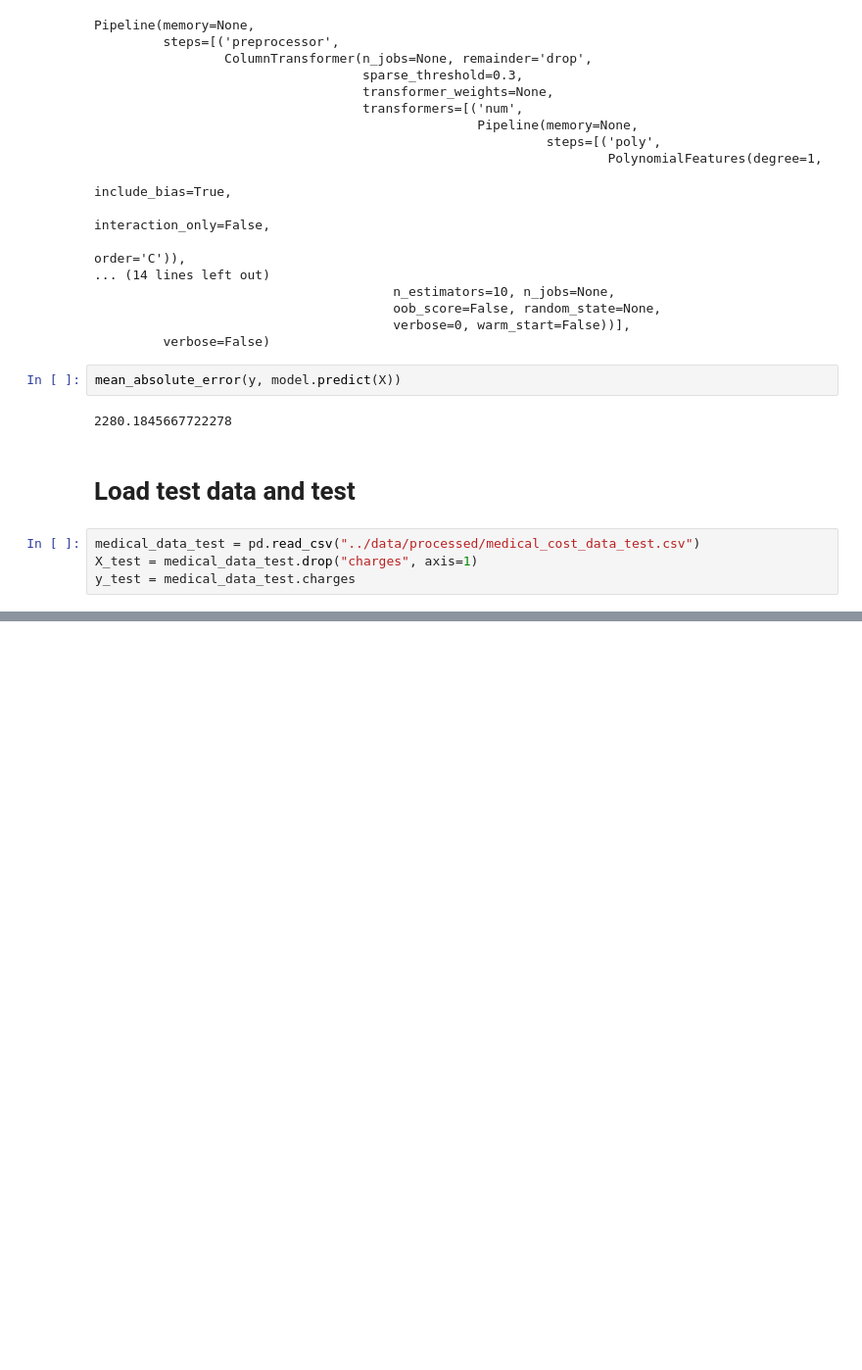
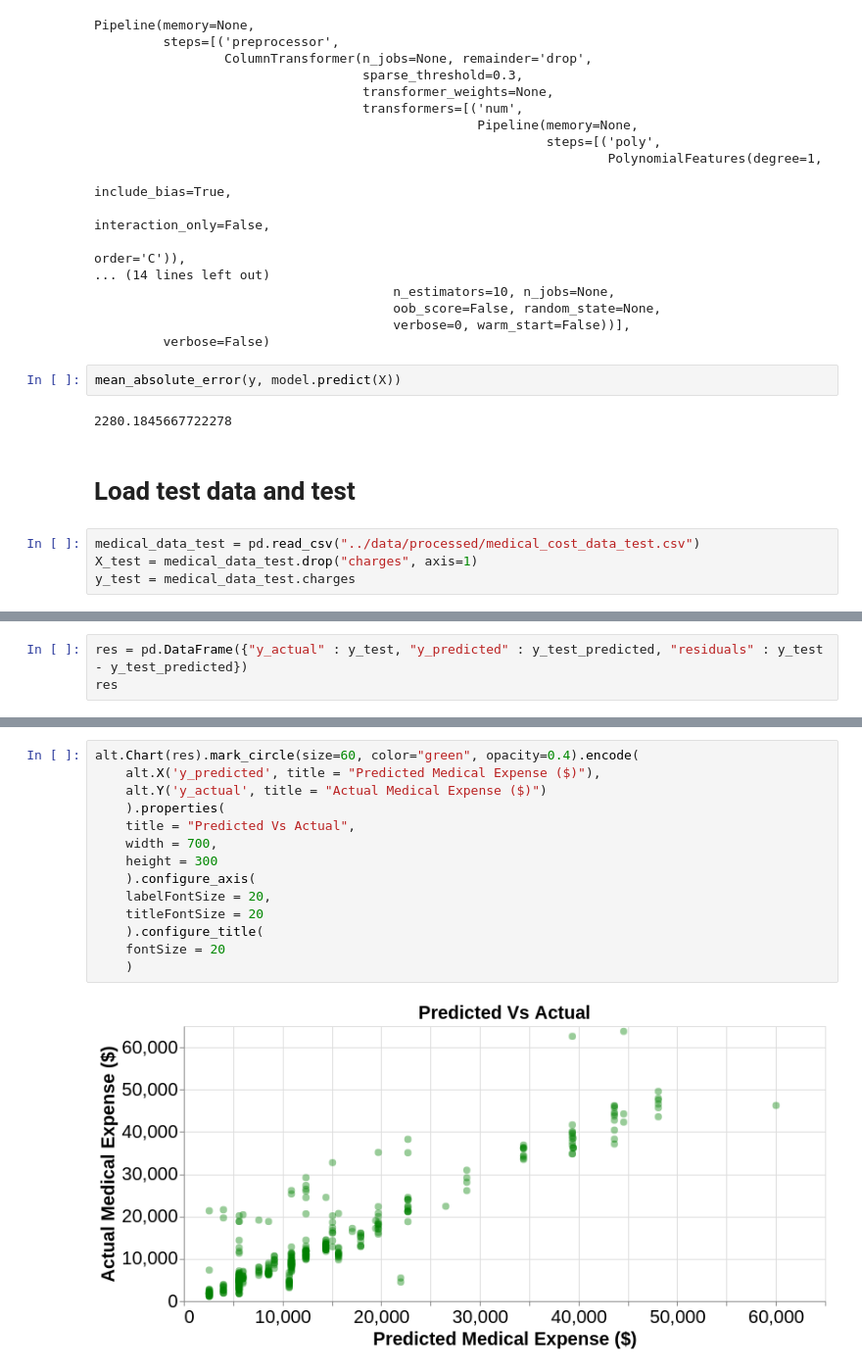
Before and after one commit to sirine-chahma/DSCI_522_group_401, a Jupyter notebook: notebooks/medical_cost_prediction.ipynb, the cells around one changed output, grey strips where cells are left out. Shown: that part at 98% size. Drawn from its saved outputs; the diff is of its cells as text; blank space fills up the shorter version.

```diff
--- a/notebooks/medical_cost_prediction.ipynb
+++ b/notebooks/medical_cost_prediction.ipynb
@@ -275,0 +295,3 @@ mean_absolute_error(y_test, model.predict(X_test))
+# %%
+res = pd.DataFrame({"y_actual" : y_test, "y_predicted" : y_test_predicted, "residuals" : y_test - y_test_predicted})
+res
@@ -275,0 +312,16 @@ mean_absolute_error(y_test, model.predict(X_test))
+# %%
+alt.Chart(res).mark_circle(size=60, color="green", opacity=0.4).encode(
+    alt.X('y_predicted', title = "Predicted Medical Expense ($)"),
+    alt.Y('y_actual', title = "Actual Medical Expense ($)")
+    ).properties(
+    title = "Predicted Vs Actual",
+    width = 700,
+    height = 300
+    ).configure_axis(
+    labelFontSize = 20,
+    titleFontSize = 20
+    ).configure_title(
+    fontSize = 20
+    )
+# %% [output]
+[figure, added]
```
Also changed, not shown: parts of 17 cells of this notebook, 1 other file.
